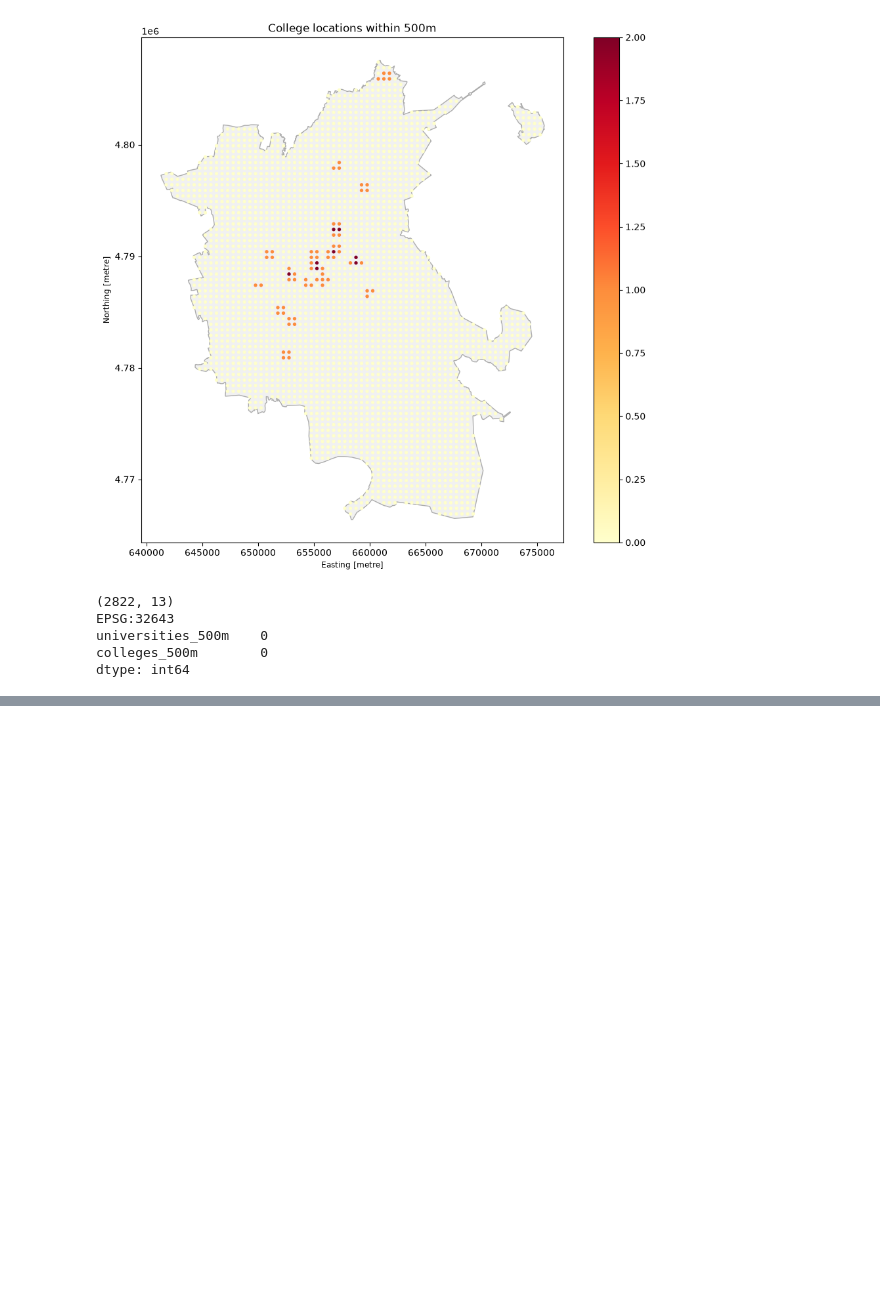
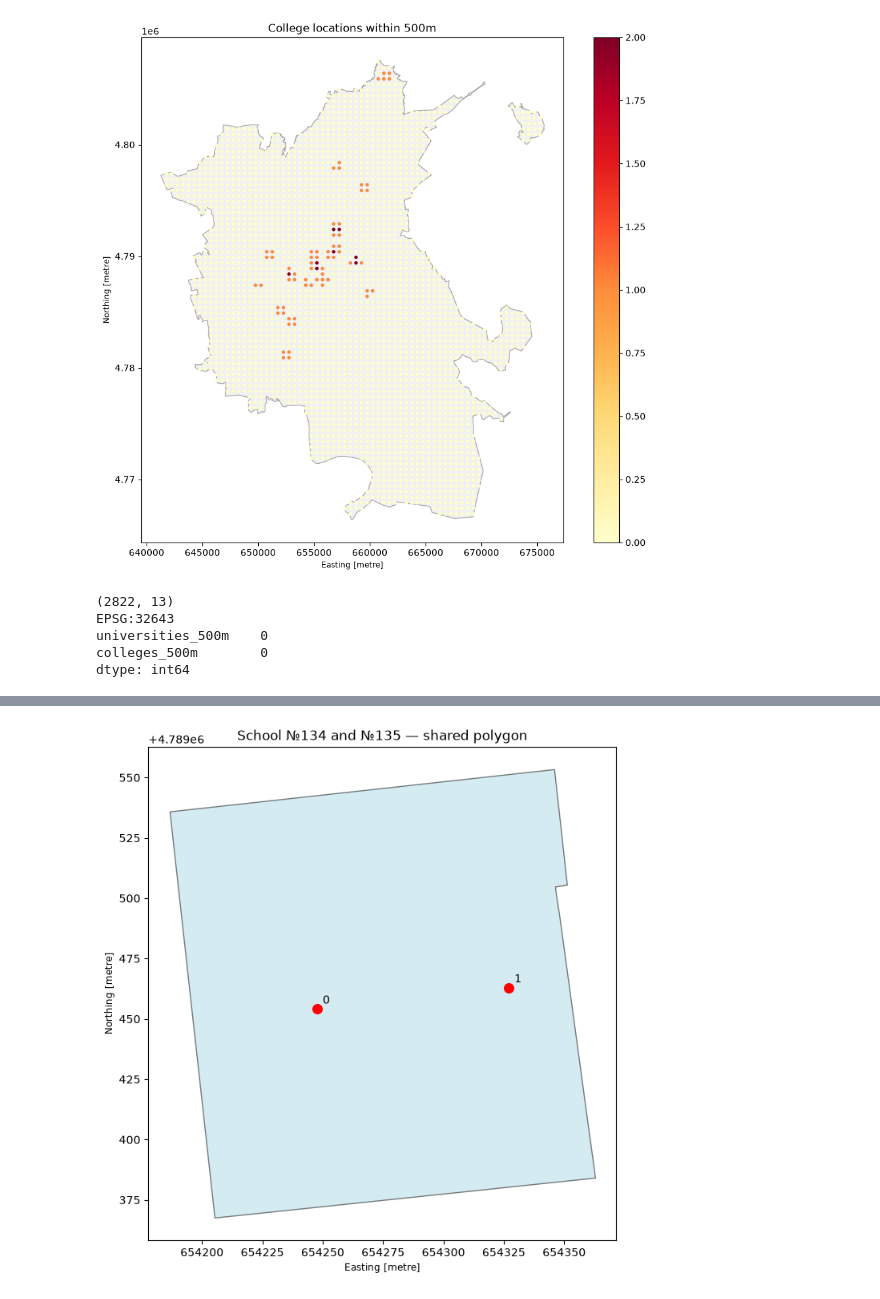
Before and after one commit to muenjmtst/business-location-ai, a Jupyter notebook: notebooks/02_candidate_locations.ipynb, the cells around one changed output, grey strips where cells are left out. Drawn from its saved outputs; the diff is of its cells as text; code cells hidden in the pictures; blank space fills up the shorter version.

Commit message:
Add school feature

```diff
--- a/notebooks/02_candidate_locations.ipynb
+++ b/notebooks/02_candidate_locations.ipynb
@@ -1968,3 +1969,20 @@ EPSG:32643
 universities_500m    0
 colleges_500m        0
 dtype: int64
+# %%
+schools_poly = gpd.read_file(
+    "../data/processed/almaty_schools_polygons.gpkg"
+)
+
+schools_points = gpd.read_file(
+    "../data/processed/almaty_schools_points.gpkg"
+)
+
+print("Полигонов:", len(schools_poly))
+print("Точек:", len(schools_points))
+
+print("CRS полигонов:", schools_poly.crs)
+print("CRS точек:", schools_points.crs)
+
+display(schools_poly[["name", "amenity", "building"]].head(10))
+display(schools_points[["name", "other_tags"]].head(10))
@@ -1970,0 +2219,31 @@ dtype: int64
+# %%
+fig, ax = plt.subplots(figsize=(8, 8))
+
+schools_poly_m.loc[[215]].plot(
+    ax=ax,
+    color="lightblue",
+    edgecolor="black",
+    alpha=0.5
+)
+
+schools_points_m.loc[[0, 1]].plot(
+    ax=ax,
+    color="red",
+    markersize=70
+)
+
+for idx in [0, 1]:
+    point = schools_points_m.loc[idx].geometry
+
+    ax.annotate(
+        str(idx),
+        (point.x, point.y),
+        xytext=(5, 5),
+        textcoords="offset points"
+    )
+
+ax.set_title("School №134 and №135 — shared polygon")
+ax.set_aspect("equal")
+plt.show()
+# %% [output]
+[figure, added]
```
Also changed, not shown: parts of 18 cells of this notebook.
